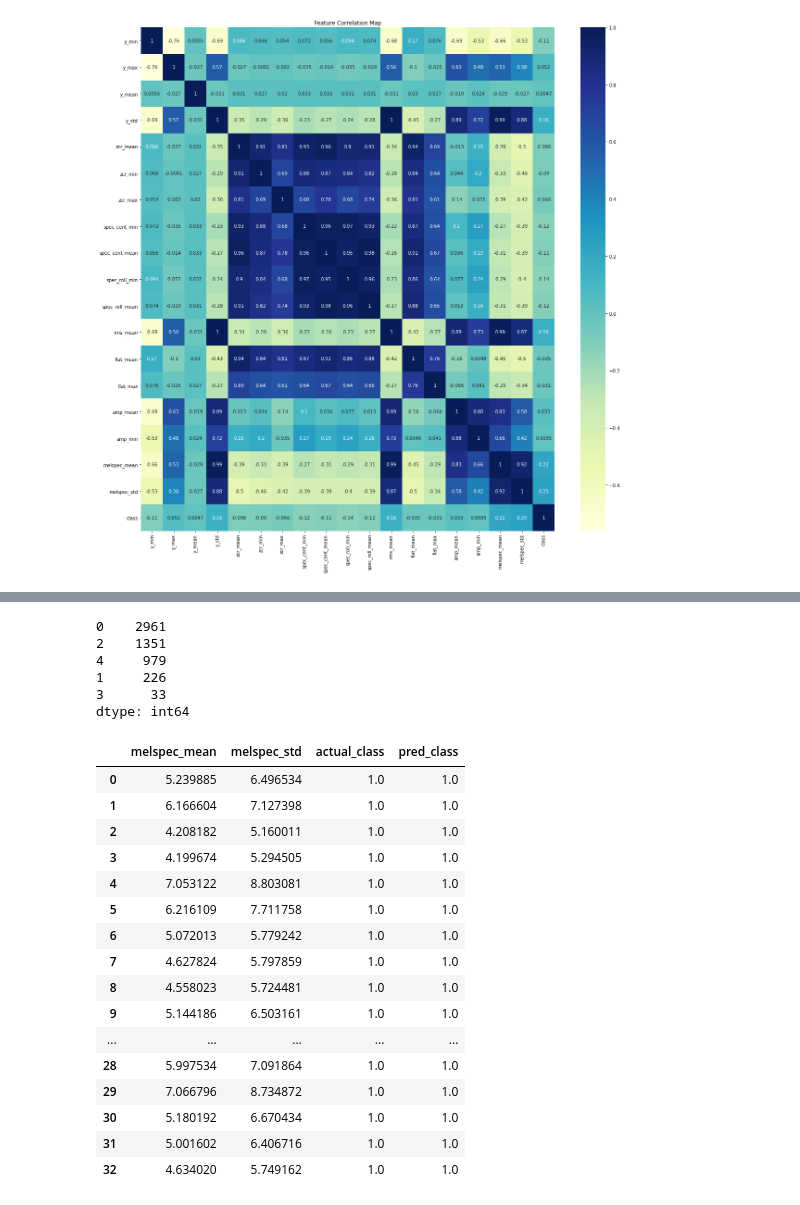
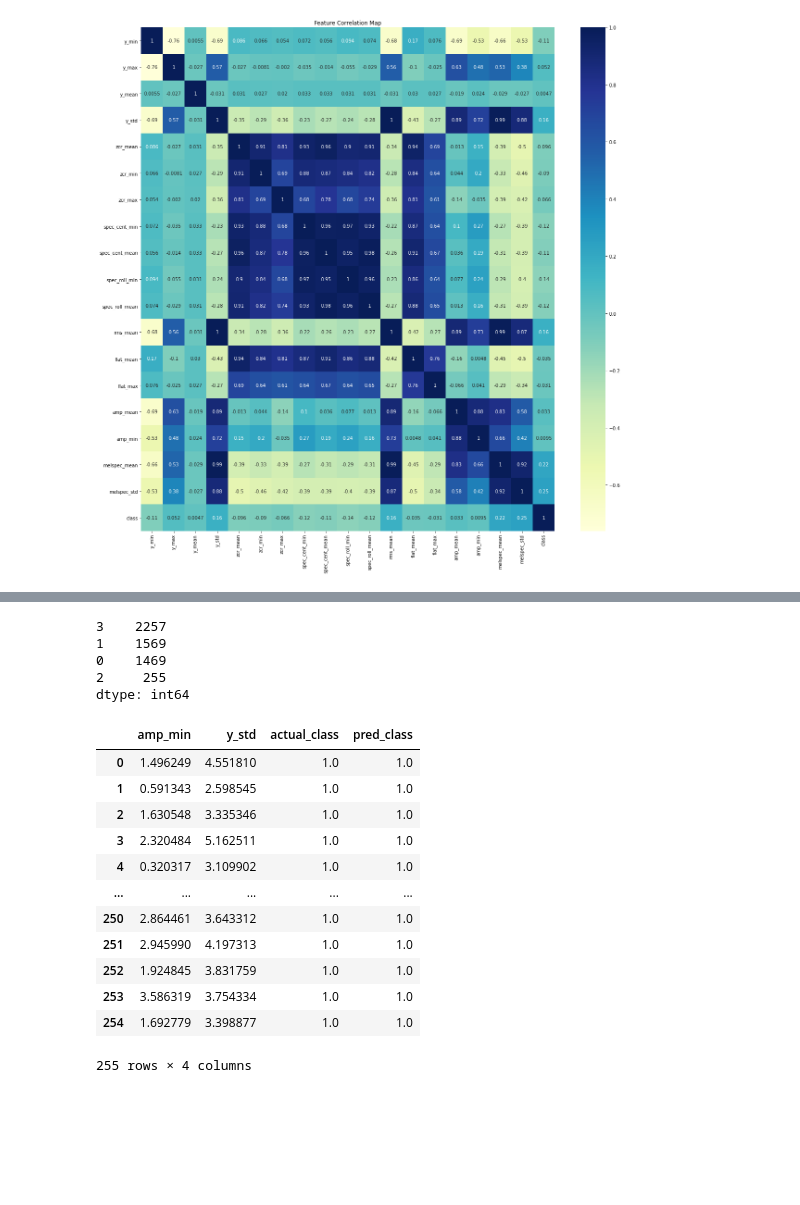
Before and after one commit to UjjwalKandel2000/Machine-conditions-monitoring_clustering, a Jupyter notebook: models_clutering/3D_CLUSTER_FAN.ipynb, the cells around one changed output, grey strips where cells are left out. Cells and saved outputs as stored; diff of their text form; code cells hidden in the pictures; blank space fills up the shorter version.

```diff
--- a/models_clutering/3D_CLUSTER_FAN.ipynb
+++ b/models_clutering/3D_CLUSTER_FAN.ipynb
@@ -56,11 +56,11 @@ plt.savefig('fan_pairplot_melspec_mean_std.jpg')
 X = df_1.loc[:,['amp_min', 'y_std','class']]
 # %%
 kmeans = KMeans(n_clusters=4, init="k-means++", max_iter=300, n_init=10, random_state=0)
-y_kmeans = kmeans.fit_predict(X)
+y_kmeans = kmeans.fit_predict(X.iloc[:,:-1])
 fig = plt.figure()
 plt.scatter(X.values[y_kmeans == 0, 0], X.values[y_kmeans == 0, 1], s=100,c='pink',label='uncertain')
-plt.scatter(X.values[y_kmeans == 1, 0], X.values[y_kmeans == 1, 1], s=100,c='blue',label='abnormal')
-plt.scatter(X.values[y_kmeans == 2, 0], X.values[y_kmeans == 2, 1], s=100,c='brown',label='uncertain')
+plt.scatter(X.values[y_kmeans == 1, 0], X.values[y_kmeans == 1, 1], s=100,c='green',label='uncertain')
+plt.scatter(X.values[y_kmeans == 2, 0], X.values[y_kmeans == 2, 1], s=100,c='red',label='abnormal')
 plt.scatter(X.values[y_kmeans == 3, 0], X.values[y_kmeans == 3, 1], s=100,c='brown',label='uncertain')
 
 
@@ -68,11 +68,8 @@ plt.scatter(kmeans.cluster_centers_[:, 0], kmeans.cluster_centers_[:, 1],s=300,c
 
 
 fig.suptitle('clusters', fontsize=20)
-plt.xlabel('y_min', fontsize=18)
-plt.ylabel('y_max', fontsize=16)
+plt.xlabel(X.columns[0], fontsize=18)
+plt.ylabel(X.columns[1], fontsize=16)
 plt.legend()
 plt.savefig('fan_normal_abnormal_clusters_2D.jpg')
-
-
-X = df_1.loc[:,['melspec_mean', 'melspec_std','class']]
 # %% [output]
@@ -81,38 +77,33 @@ X = df_1.loc[:,['melspec_mean', 'melspec_std','class']]
 # %%
 pd.Series(y_kmeans).value_counts()
 # %% [output]
-0    2961
-2    1351
-4     979
-1     226
-3      33
+3    2257
+1    1569
+0    1469
+2     255
 dtype: int64
 # %%
-X1 = X.values[y_kmeans == 3, 0].reshape(-1,1)
-X2 = X.values[y_kmeans == 3, 1].reshape(-1,1)
-X3 = X.values[y_kmeans == 3, 2].reshape(-1,1)
+X1 = X.values[y_kmeans == 2, 0].reshape(-1,1)
+X2 = X.values[y_kmeans == 2, 1].reshape(-1,1)
 ones = np.ones((len(X1),1))
+X3 = X.values[y_kmeans == 2, 2].reshape(-1,1)
 cluster_abnormal_df = pd.DataFrame(np.hstack((X1,X2,X3,ones)),columns=
-                                   ['melspec_mean','melspec_std','actual_class','pred_class'])
+                                   ['amp_min','y_std','actual_class','pred_class'])
 cluster_abnormal_df
 # %% [output]
-|  | melspec_mean | melspec_std | actual_class | pred_class |
-| 0 | 5.239885 | 6.496534 | 1.0 | 1.0 |
-| 1 | 6.166604 | 7.127398 | 1.0 | 1.0 |
-| 2 | 4.208182 | 5.160011 | 1.0 | 1.0 |
-| 3 | 4.199674 | 5.294505 | 1.0 | 1.0 |
-| 4 | 7.053122 | 8.803081 | 1.0 | 1.0 |
-| 5 | 6.216109 | 7.711758 | 1.0 | 1.0 |
-| 6 | 5.072013 | 5.779242 | 1.0 | 1.0 |
-| 7 | 4.627824 | 5.797859 | 1.0 | 1.0 |
-| 8 | 4.558023 | 5.724481 | 1.0 | 1.0 |
-| 9 | 5.144186 | 6.503161 | 1.0 | 1.0 |
+|  | amp_min | y_std | actual_class | pred_class |
+| 0 | 1.496249 | 4.551810 | 1.0 | 1.0 |
+| 1 | 0.591343 | 2.598545 | 1.0 | 1.0 |
+| 2 | 1.630548 | 3.335346 | 1.0 | 1.0 |
+| 3 | 2.320484 | 5.162511 | 1.0 | 1.0 |
+| 4 | 0.320317 | 3.109902 | 1.0 | 1.0 |
 | ... | ... | ... | ... | ... |
-| 28 | 5.997534 | 7.091864 | 1.0 | 1.0 |
-| 29 | 7.066796 | 8.734872 | 1.0 | 1.0 |
-| 30 | 5.180192 | 6.670434 | 1.0 | 1.0 |
-| 31 | 5.001602 | 6.406716 | 1.0 | 1.0 |
-| 32 | 4.634020 | 5.749162 | 1.0 | 1.0 |
+| 250 | 2.864461 | 3.643312 | 1.0 | 1.0 |
+| 251 | 2.945990 | 4.197313 | 1.0 | 1.0 |
+| 252 | 1.924845 | 3.831759 | 1.0 | 1.0 |
+| 253 | 3.586319 | 3.754334 | 1.0 | 1.0 |
+| 254 | 1.692779 | 3.398877 | 1.0 | 1.0 |
+255 rows × 4 columns
 # %%
 print(cluster_abnormal_df)
 dfi.export(cluster_abnormal_df.head(8), 'fan_cluster_abnormal_df.png')
```
Also changed, not shown: parts of 7 cells of this notebook, 41 other files.
